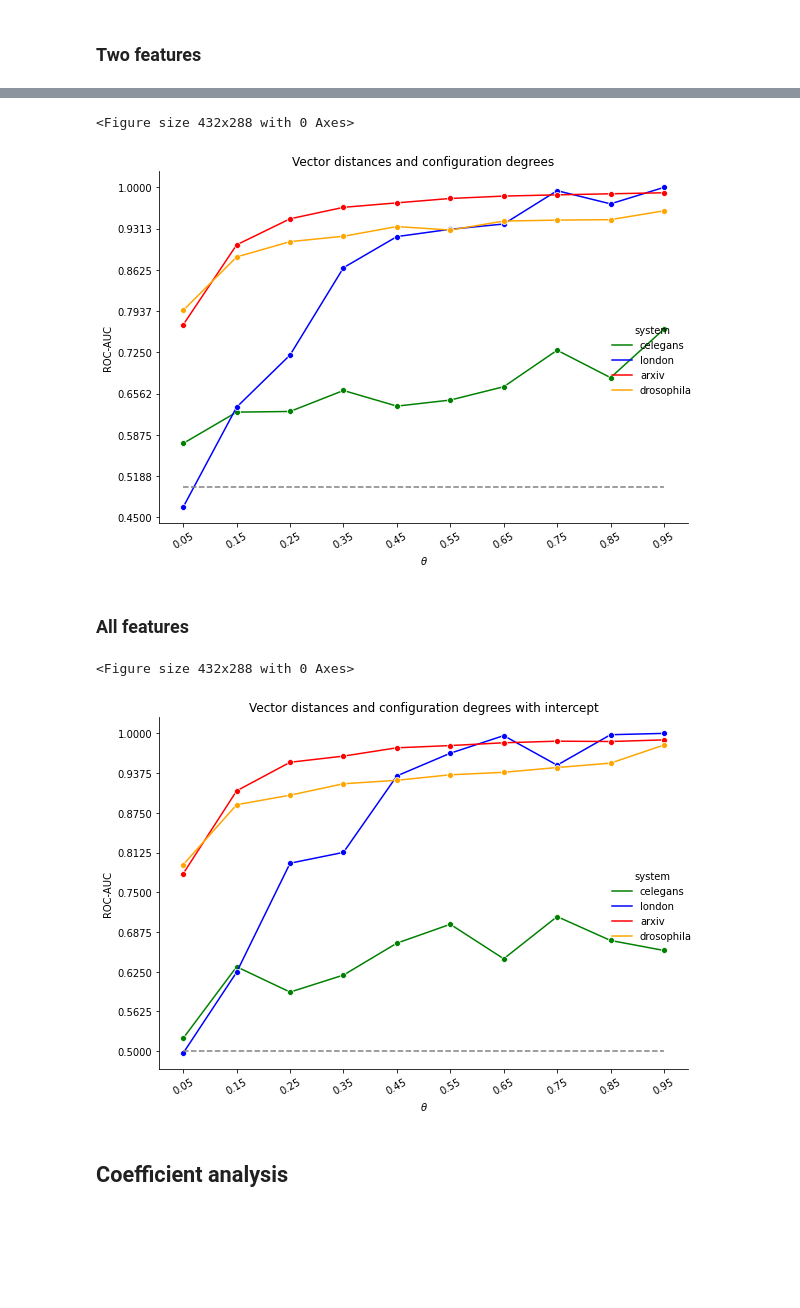
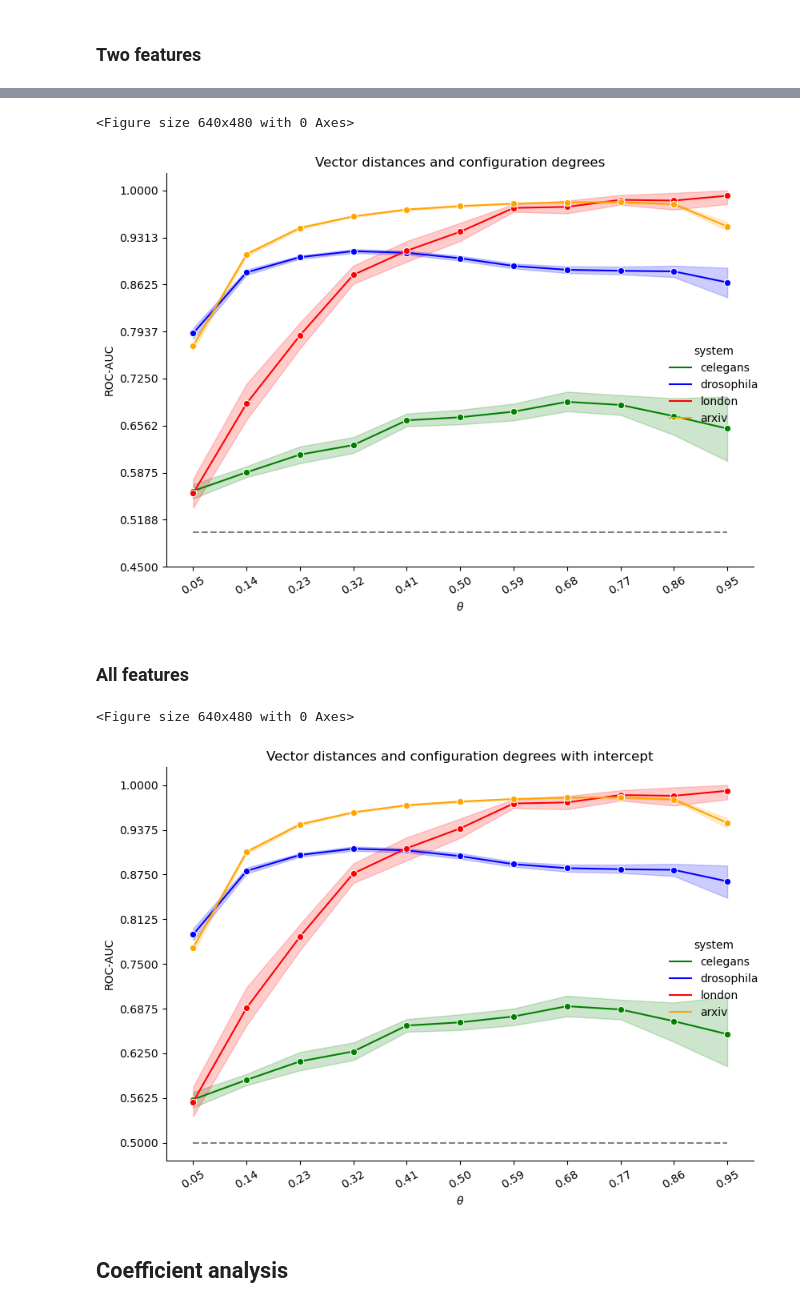
Before and after one commit to kaiser-dan/proj_naive-embedded-reconstruction, a Jupyter notebook: notebooks/viz/viz_EMB_ex29.ipynb, the cells around one changed output, grey strips where cells are left out. Cells and saved outputs as stored; diff of their text form; code cells hidden in the pictures; blank space fills up the shorter version.

Commit message:
ex29v2.0.X processing

```diff
--- a/notebooks/viz/viz_EMB_ex29.ipynb
+++ b/notebooks/viz/viz_EMB_ex29.ipynb
@@ -24,24 +24,25 @@ from tabulate import tabulate
 metadata = {
     "PROJECT_ID": "EMB_ex29",
     "RESEARCHERS": "DK",
-    "CURRENT_VERSION": "v1.0",
-    "DATE": "20230322"
+    "CURRENT_VERSION": "v2.0.3",
+    "DATE": "20230328"
 }
 TAG = "{PROJECT_ID}{CURRENT_VERSION}_{RESEARCHERS}_{DATE}".format(**metadata)
 
-df_small = pd.read_csv(f"../../results/dataframes/dataframe_{TAG}.csv")
+df = pd.read_csv(f"../../results/dataframes/dataframe_{TAG}.csv")
+# df_small = pd.read_csv(f"../../results/dataframes/dataframe_{TAG}.csv")
 
-# Large datasets
-metadata = {
-    "PROJECT_ID": "EMB_ex29",
-    "RESEARCHERS": "DK",
-    "CURRENT_VERSION": "v1.1",
-    "DATE": "20230322"
-}
-TAG = "{PROJECT_ID}{CURRENT_VERSION}_{RESEARCHERS}_{DATE}".format(**metadata)
+# # Large datasets
+# metadata = {
+#     "PROJECT_ID": "EMB_ex29",
+#     "RESEARCHERS": "DK",
+#     "CURRENT_VERSION": "v1.1",
+#     "DATE": "20230322"
+# }
+# TAG = "{PROJECT_ID}{CURRENT_VERSION}_{RESEARCHERS}_{DATE}".format(**metadata)
 
-df_large = pd.read_csv(f"../../results/dataframes/dataframe_{TAG}.csv")
+# df_large = pd.read_csv(f"../../results/dataframes/dataframe_{TAG}.csv")
 
-df = pd.concat([df_small, df_large])
-df = df.reset_index()
+# df = pd.concat([df_small, df_large])
+# df = df.reset_index()
 # %%
@@ -57,7 +65,7 @@ df.head()
 ## Pruning
 # %%
 # Drop dummy index
-df = df.drop(columns=["Unnamed: 0", "index", "process_time", "wall_time"])
+df = df.drop(columns=["Unnamed: 0"])
 
 # Drop rows with missing data
 df.dropna(how="any", inplace=True)
@@ -292,47 +335,47 @@ plt.title("Vector distances and configuration degrees")
 
 # Save plot
 plt.tight_layout()
-# plt.savefig("../../results/plots/line_auroc-pfi_N2V-logreg-configuration-distance.png", facecolor="white", transparent=False)
+# plt.savefig("../../results/plots/line_auroc-pfi_ex29v2.0.3_distance-degrees.png", facecolor="white", transparent=False)
 # %% [output]
-<Figure size 432x288 with 0 Axes>
+<Figure size 640x480 with 0 Axes>
-[figure, old version]
+[figure, new version]
 # %% [markdown]
 ### All features
 # %%
 # Instantiate figure, subset relevant data
 plt.figure()
 
 # Plotting data
 sns.relplot(
-    data=df.loc[(df.features == "{'emb', 'deg', 'imb'}") | (df.features == "{'imb', 'emb', 'deg'}")], kind="line",
+    data=df.loc[(df.features == "{'emb', 'deg', 'imb'}") | (df.features == "{'imb', 'emb', 'deg'}") | (df.features == "{'imb', 'deg', 'emb'}")], kind="line",
     x="theta", y="auroc",
     hue="system", palette=["green", "blue", "red", "orange"],
     marker="o",
     height=6, aspect=1.2,
 )
 
 # Axes configuration
 plt.hlines(0.5, 0.05, 0.95, linestyles="dashed", colors="gray")
 plt.xticks(
     [float(np.format_float_scientific(x, precision=1)) for x in set(df["theta"])],
     rotation=30
 )
 plt.xlabel("$\\theta$")
 
 
 plt.yticks(np.linspace(0.5, 1, endpoint=True, num=8+1))
 plt.ylabel("ROC-AUC")
 
 
 # Figure-level attributes
 plt.title("Vector distances and configuration degrees with intercept")
 
 # Save plot
 plt.tight_layout()
-# plt.savefig("../../results/plots/line_auroc-pfi_N2V-logreg-configuration-distance.png", facecolor="white", transparent=False)
+plt.savefig("../../results/plots/line_auroc-pfi_ex29v2.0.3_distance-degrees-intercept.png", facecolor="white", transparent=False)
 # %% [output]
-<Figure size 432x288 with 0 Axes>
+<Figure size 640x480 with 0 Axes>
-[figure, old version]
+[figure, new version]
 # %% [markdown]
 ## Coefficient analysis
 # %%
```
Also changed, not shown: parts of 10 cells of this notebook, 15 other files.
